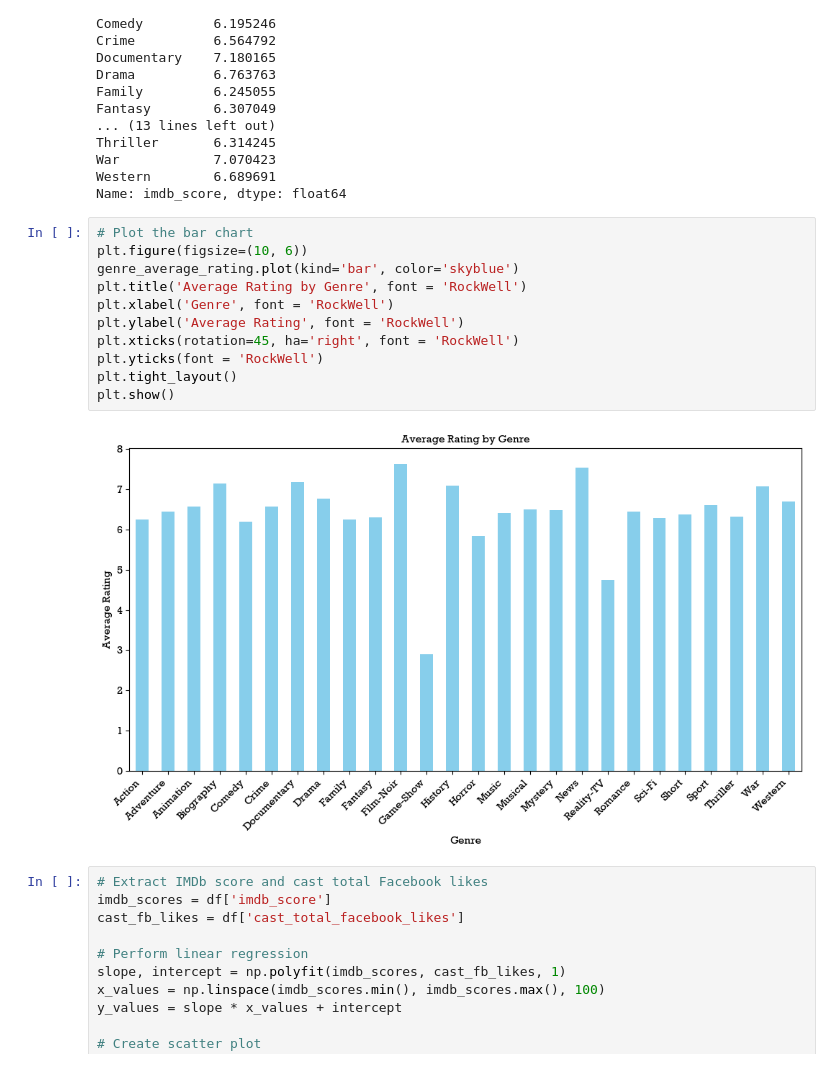
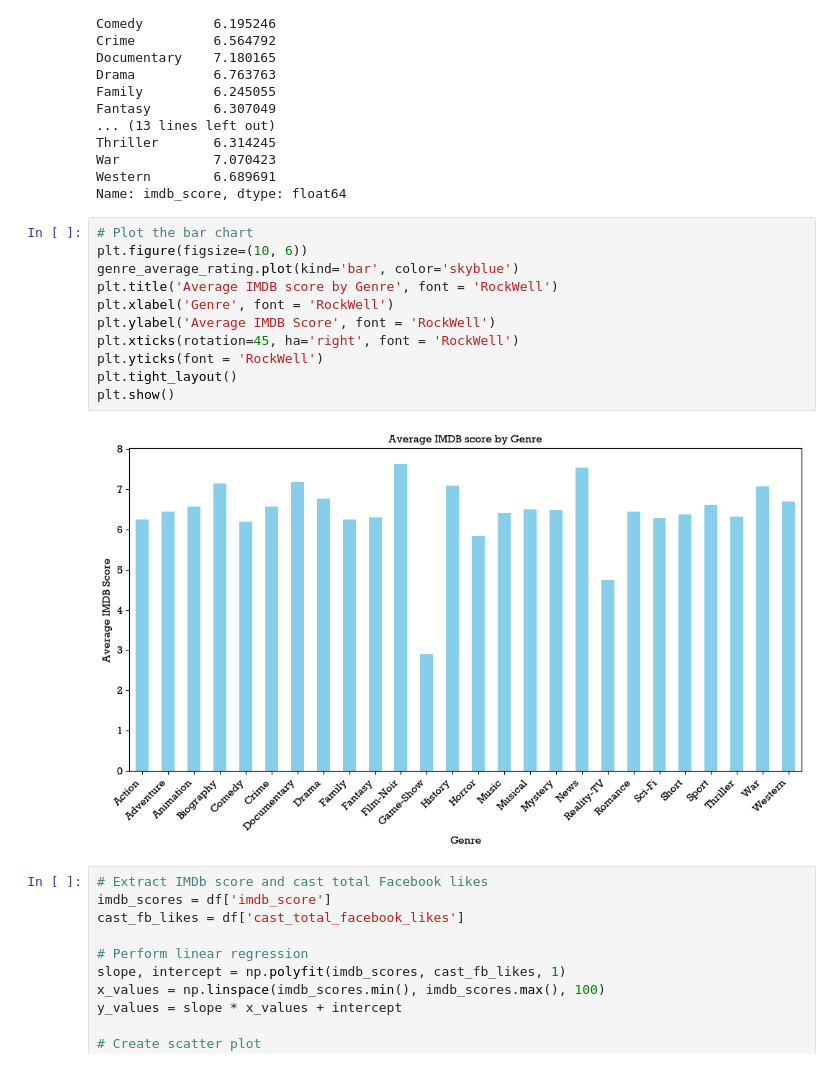
Before and after one commit to XueYiLu/Project-4, a Jupyter notebook: Cleaned_data/IrisVisualizations.ipynb, the cells around one changed output. Cells and saved outputs as stored; diff of their text form.

```diff
--- a/Cleaned_data/IrisVisualizations.ipynb
+++ b/Cleaned_data/IrisVisualizations.ipynb
@@ -152,16 +152,16 @@ Name: imdb_score, dtype: float64
 # %%
 # Plot the bar chart
 plt.figure(figsize=(10, 6))
 genre_average_rating.plot(kind='bar', color='skyblue')
-plt.title('Average Rating by Genre', font = 'RockWell')
+plt.title('Average IMDB score by Genre', font = 'RockWell')
 plt.xlabel('Genre', font = 'RockWell')
-plt.ylabel('Average Rating', font = 'RockWell')
+plt.ylabel('Average IMDB Score', font = 'RockWell')
 plt.xticks(rotation=45, ha='right', font = 'RockWell')
 plt.yticks(font = 'RockWell')
 plt.tight_layout()
 plt.show()
 # %% [output]
-[figure, old version]
+[figure, new version]
 # %%
 # Extract IMDb score and cast total Facebook likes
 imdb_scores = df['imdb_score']
```
Also changed, not shown: 1 other file.
